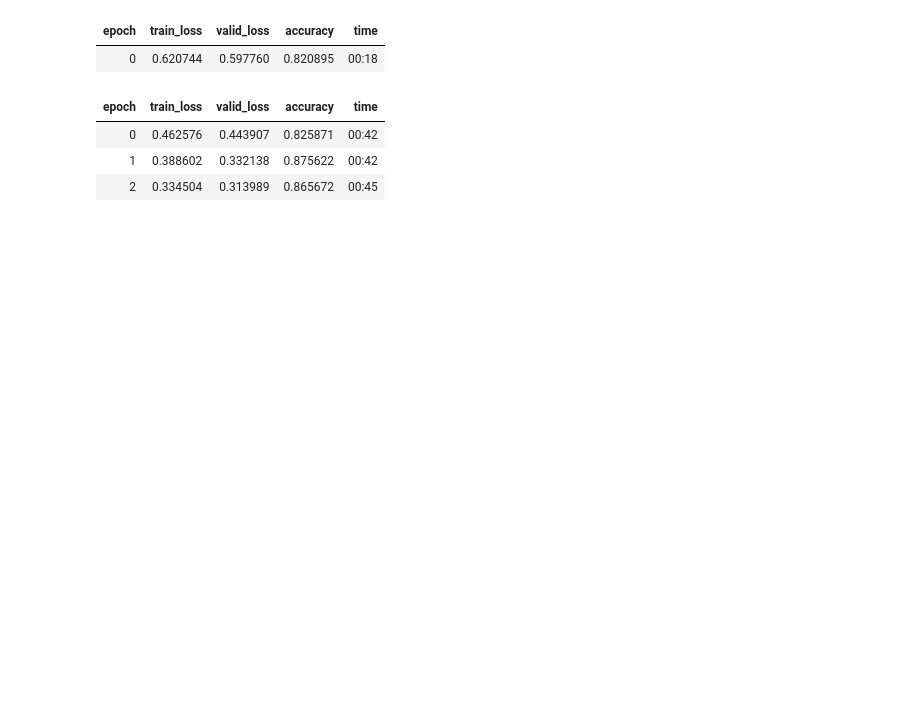
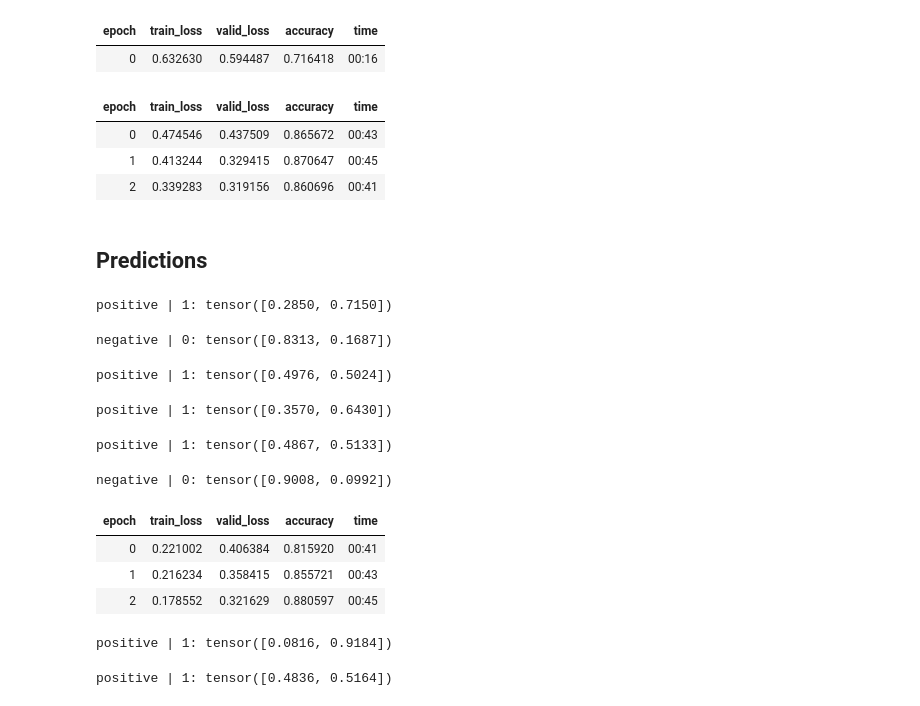
Before and after one commit to dhirajsuvarna/nlp_text_classification, a Jupyter notebook: learning/NLP_ULMFit_IMDB_Example.ipynb, the cells around one changed output. Cells and saved outputs as stored; diff of their text form; code cells hidden in the pictures; blank space fills up the shorter version.

```diff
--- a/learning/NLP_ULMFit_IMDB_Example.ipynb
+++ b/learning/NLP_ULMFit_IMDB_Example.ipynb
@@ -69,0 +123,3 @@ learn.load_encoder('ft_enc')
+# %%
+learn_c = text_classifier_learner(data_clas, AWD_LSTM, drop_mult=0.5).to_fp16()
+learn_c.load_encoder('ft_enc')
@@ -70,15 +144,73 @@ learn.load_encoder('ft_enc')
 # %%
 # data_clas.show_batch()
 # %%
-learn.fit_one_cycle(1, 1e-2)
+learn_c.fit_one_cycle(1, 1e-2)
 # %% [output]
 | epoch | train_loss | valid_loss | accuracy | time |
-| 0 | 0.620744 | 0.597760 | 0.820895 | 00:18 |
+| 0 | 0.632630 | 0.594487 | 0.716418 | 00:16 |
 # %%
-learn.unfreeze()
-learn.fit_one_cycle(3, slice(1e-4, 1e-2))
+learn_c.unfreeze()
+learn_c.fit_one_cycle(3, slice(1e-4, 1e-2))
 # %% [output]
 | epoch | train_loss | valid_loss | accuracy | time |
-| 0 | 0.462576 | 0.443907 | 0.825871 | 00:42 |
-| 1 | 0.388602 | 0.332138 | 0.875622 | 00:42 |
-| 2 | 0.334504 | 0.313989 | 0.865672 | 00:45 |
+| 0 | 0.474546 | 0.437509 | 0.865672 | 00:43 |
+| 1 | 0.413244 | 0.329415 | 0.870647 | 00:45 |
+| 2 | 0.339283 | 0.319156 | 0.860696 | 00:41 |
+# %% [markdown]
+## Predictions
+# %%
+review = "This was a ok."
+pred_cls, pred_idx, confidence_score = learn_c.predict(review)
+print(f"{pred_cls.obj} | {pred_idx}: {confidence_score}")
+# %% [output]
+positive | 1: tensor([0.2850, 0.7150])
+# %%
+review = "I didn't like the movie"
+pred_cls, pred_idx, confidence_score = learn_c.predict(review)
+print(f"{pred_cls.obj} | {pred_idx}: {confidence_score}")
+# %% [output]
+negative | 0: tensor([0.8313, 0.1687])
+# %%
+review = "The moive did not reach my expectation"
+pred_cls, pred_idx, confidence_score = learn_c.predict(review)
+print(f"{pred_cls.obj} | {pred_idx}: {confidence_score}")
+# %% [output]
+positive | 1: tensor([0.4976, 0.5024])
+# %%
+review = "audience were laughing and screaming throughout"
+pred_cls, pred_idx, confidence_score = learn_c.predict(review)
+print(f"{pred_cls.obj} | {pred_idx}: {confidence_score}")
+# %% [output]
+positive | 1: tensor([0.3570, 0.6430])
+# %%
+review = "the movie was bad!"
+pred_cls, pred_idx, confidence_score = learn_c.predict(review)
+print(f"{pred_cls.obj} | {pred_idx}: {confidence_score}")
+# %% [output]
+positive | 1: tensor([0.4867, 0.5133])
+# %%
+review = "This plot of the movie was confusing which left the audience bored"
+pred_cls, pred_idx, confidence_score = learn_c.predict(review)
+print(f"{pred_cls.obj} | {pred_idx}: {confidence_score}")
+# %% [output]
+negative | 0: tensor([0.9008, 0.0992])
+# %%
+# after re-training run the above predictions again
+learn_c.fit_one_cycle(3, slice(1e-4, 1e-2))
+# %% [output]
+| epoch | train_loss | valid_loss | accuracy | time |
+| 0 | 0.221002 | 0.406384 | 0.815920 | 00:41 |
+| 1 | 0.216234 | 0.358415 | 0.855721 | 00:43 |
+| 2 | 0.178552 | 0.321629 | 0.880597 | 00:45 |
+# %%
+review = "This was a ok."
+pred_cls, pred_idx, confidence_score = learn_c.predict(review)
+print(f"{pred_cls.obj} | {pred_idx}: {confidence_score}")
+# %% [output]
+positive | 1: tensor([0.0816, 0.9184])
+# %%
+review = "I didn't like the movie"
+pred_cls, pred_idx, confidence_score = learn_c.predict(review)
+print(f"{pred_cls.obj} | {pred_idx}: {confidence_score}")
+# %% [output]
+positive | 1: tensor([0.4836, 0.5164])
```
Also changed, not shown: parts of 43 cells of this notebook.
